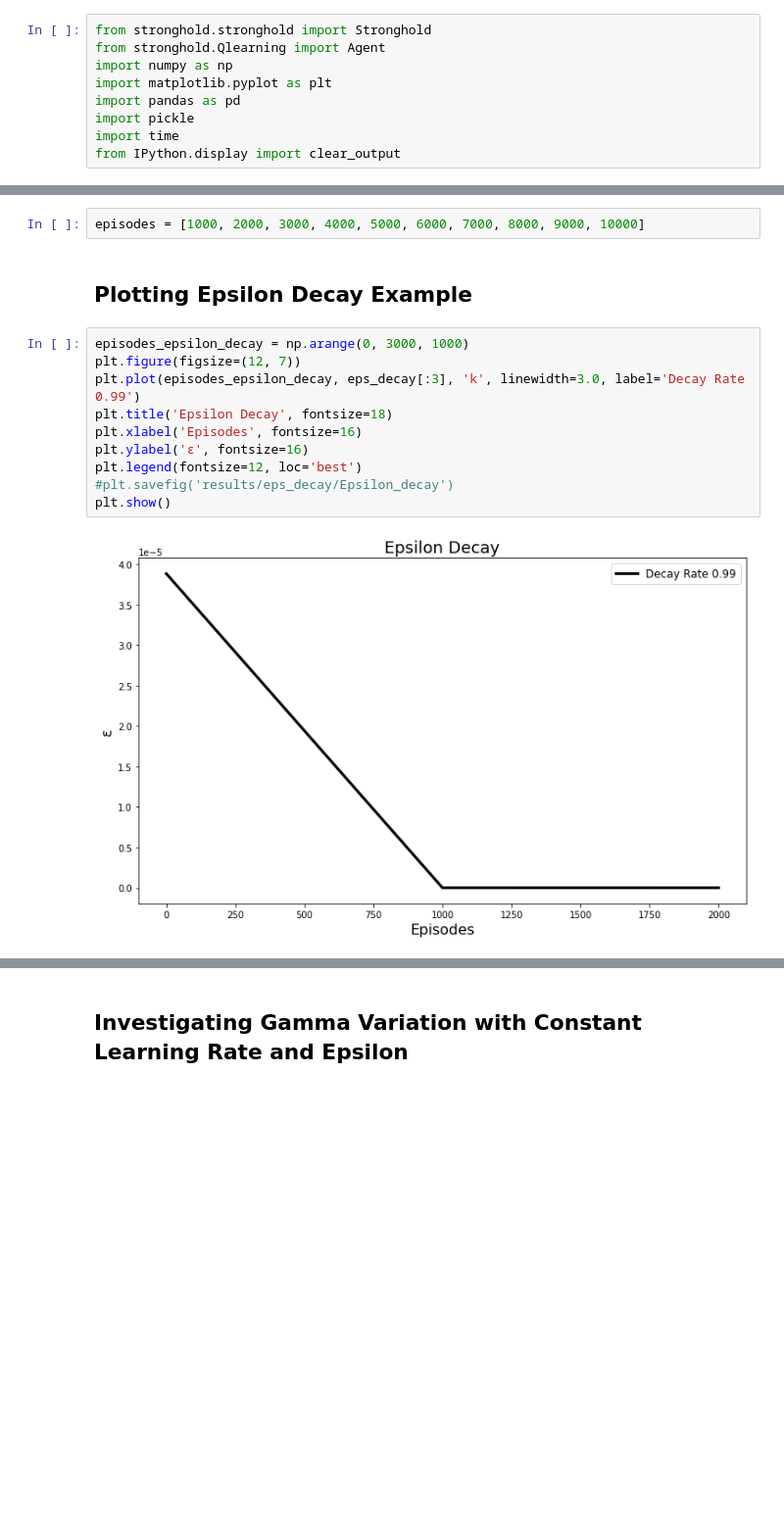
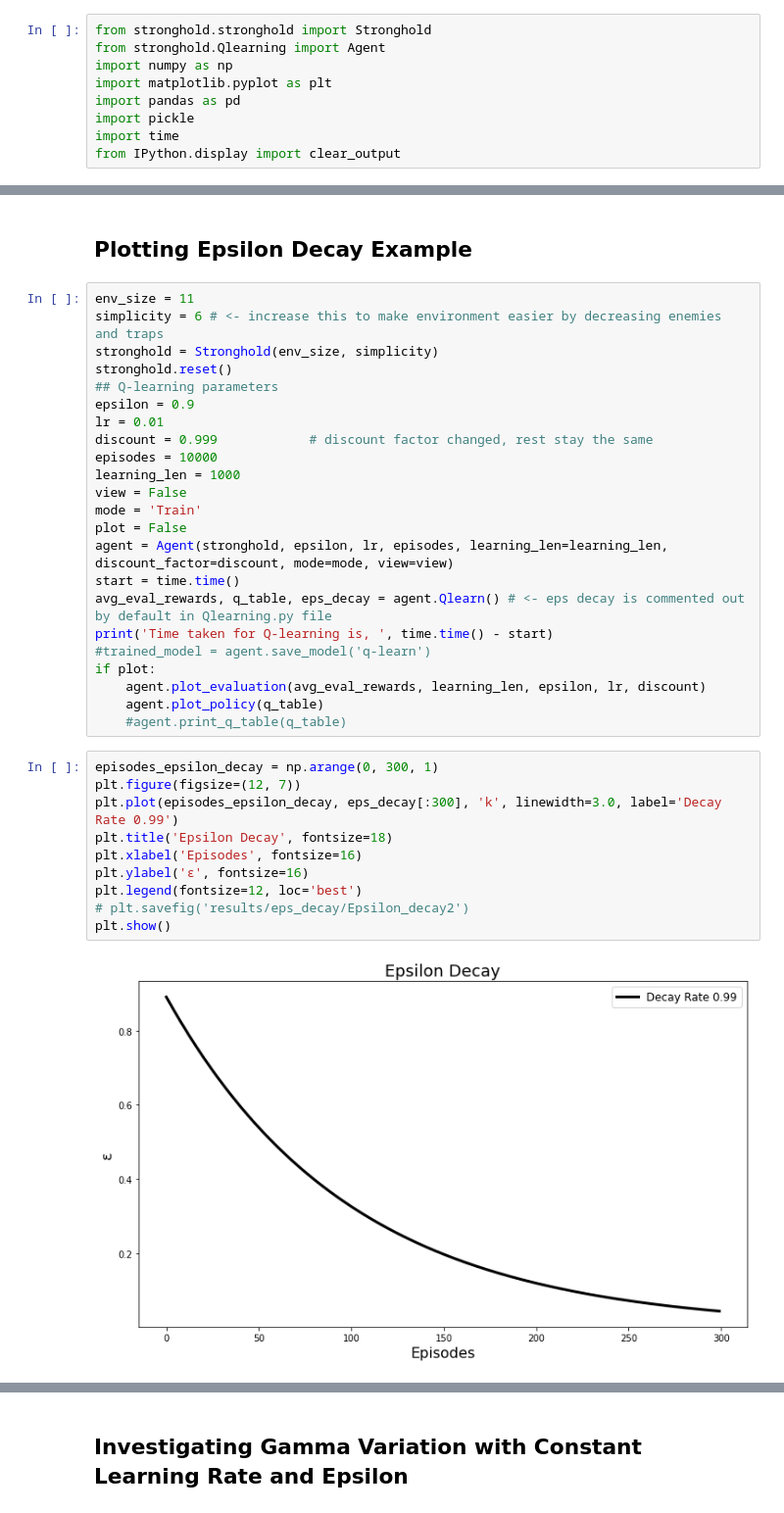
Before and after one commit to Assassinsarms/Stronghold-MDP-Q-learning-in-Stronghold-Environment-DDPG-in-Lunar-Lander, a Jupyter notebook: Aaron_Mir_INM707_Task2.ipynb, the cells around one changed output, grey strips where cells are left out. Shown at 98% size. Saved outputs shown, nothing was run; the diff lists cells and outputs as text; blank space fills up the shorter version.

Commit message:
Task 2 Results + Task 3 Update

```diff
--- a/Aaron_Mir_INM707_Task2.ipynb
+++ b/Aaron_Mir_INM707_Task2.ipynb
@@ -201,16 +76,37 @@ class Agent():
-# %%
-episodes = [1000, 2000, 3000, 4000, 5000, 6000, 7000, 8000, 9000, 10000]
 # %% [markdown]
 ## Plotting Epsilon Decay Example
+# %%
+env_size = 11
+simplicity = 6 # <- increase this to make environment easier by decreasing enemies and traps
+stronghold = Stronghold(env_size, simplicity)
+stronghold.reset()
+## Q-learning parameters
+epsilon = 0.9
+lr = 0.01
+discount = 0.999            # discount factor changed, rest stay the same
+episodes = 10000
+learning_len = 1000
+view = False
+mode = 'Train'
+plot = False
+agent = Agent(stronghold, epsilon, lr, episodes, learning_len=learning_len, discount_factor=discount, mode=mode, view=view)
+start = time.time()
+avg_eval_rewards, q_table, eps_decay = agent.Qlearn() # <- eps decay is commented out by default in Qlearning.py file
+print('Time taken for Q-learning is, ', time.time() - start)
+#trained_model = agent.save_model('q-learn')
+if plot:
+    agent.plot_evaluation(avg_eval_rewards, learning_len, epsilon, lr, discount)
+    agent.plot_policy(q_table)
+    #agent.print_q_table(q_table)
 # %%
-episodes_epsilon_decay = np.arange(0, 3000, 1000)
+episodes_epsilon_decay = np.arange(0, 300, 1)
 plt.figure(figsize=(12, 7))
-plt.plot(episodes_epsilon_decay, eps_decay[:3], 'k', linewidth=3.0, label='Decay Rate 0.99')
+plt.plot(episodes_epsilon_decay, eps_decay[:300], 'k', linewidth=3.0, label='Decay Rate 0.99')
 plt.title('Epsilon Decay', fontsize=18)
 plt.xlabel('Episodes', fontsize=16)
 plt.ylabel('ε', fontsize=16)
 plt.legend(fontsize=12, loc='best')
-#plt.savefig('results/eps_decay/Epsilon_decay')
+# plt.savefig('results/eps_decay/Epsilon_decay2')
 plt.show()
 # %% [output]
-[figure, old version]
+[figure, new version]
```
Also changed, not shown: parts of 45 cells of this notebook, 35 other files.
